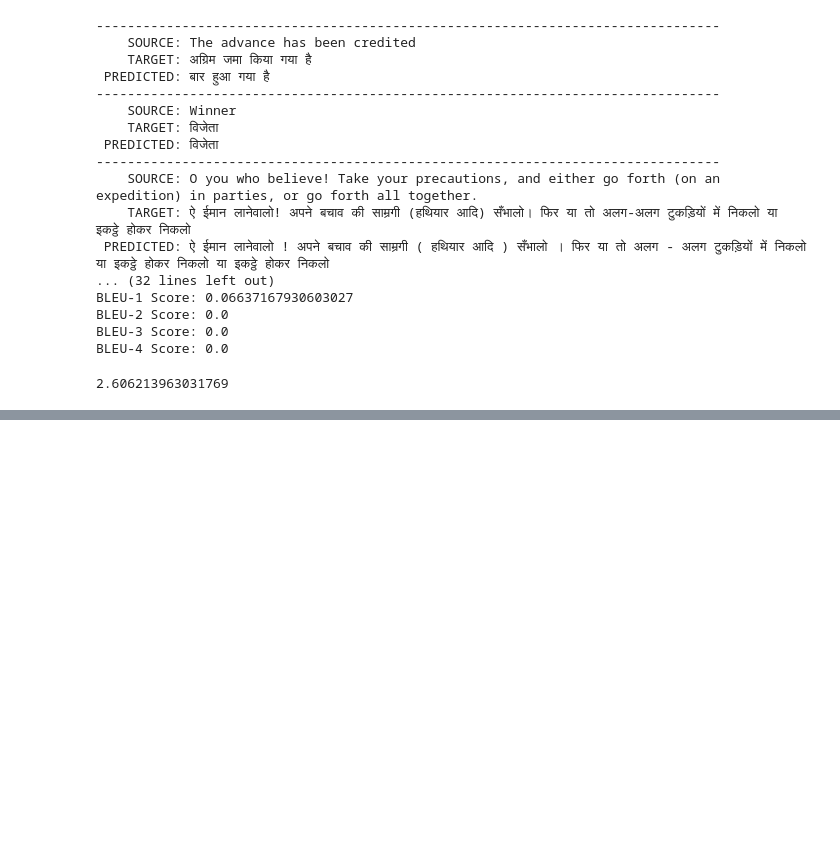
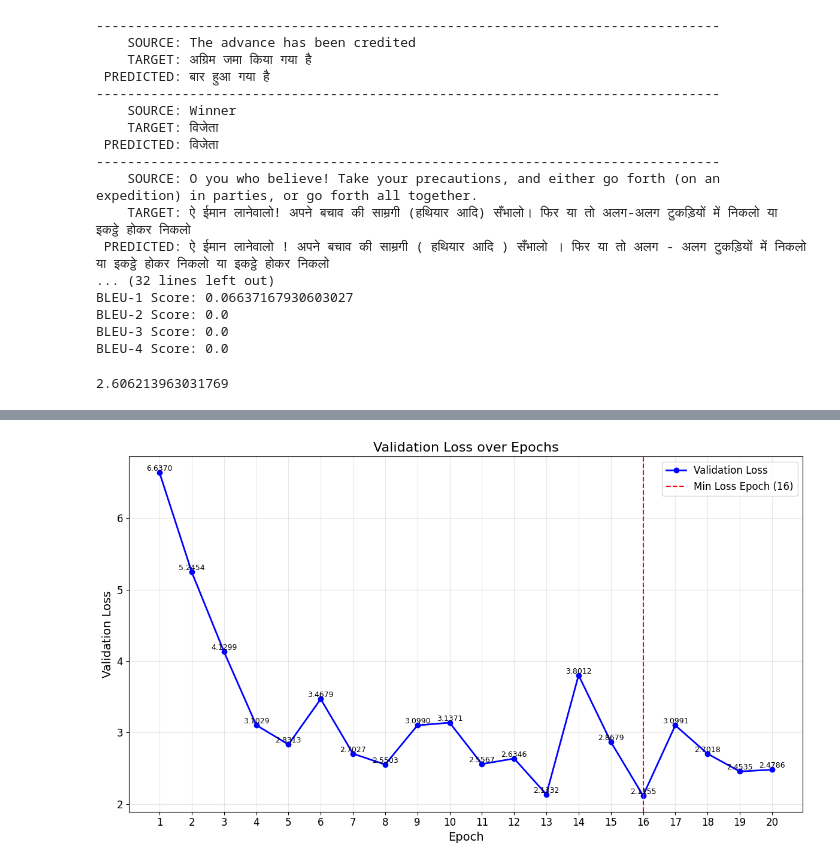
Before and after one commit to sarthakg004/machine_translation, a Jupyter notebook: transformer.ipynb, the cells around one changed output, grey strips where cells are left out. Drawn from its saved outputs; the diff is of its cells as text; code cells hidden in the pictures; blank space fills up the shorter version.

```diff
--- a/transformer.ipynb
+++ b/transformer.ipynb
@@ -805,6 +805,17 @@ import torch.nn as nn
 # from config import get_config, latest_weights_file_path
 # from train import get_model, get_ds, run_validation
 # from translate import translate
+# %%
+
+# Find the latest weights file in the weights folder
+def latest_weights_file_path(config):
+    model_folder = f"{config['datasource']}_{config['model_folder']}"
+    model_filename = f"{config['model_basename']}*"
+    weights_files = list(Path(model_folder).glob(model_filename))
+    if len(weights_files) == 0:
+        return None
+    weights_files.sort()
+    return str(weights_files[-1])
 # %%
 # Define the device
 device = torch.device("cuda" if torch.cuda.is_available() else "cpu")
@@ -843,3 +854,90 @@ BLEU-2 Score: 0.0
 BLEU-3 Score: 0.0
 BLEU-4 Score: 0.0
 2.606213963031769
+# %%
+# Function to retrieve all weight files
+def latest_weights_file_paths(config):
+    model_folder = f"{config['datasource']}_{config['model_folder']}"
+    model_filename = f"{config['model_basename']}*"
+    weights_files = list(Path(model_folder).glob(model_filename))
+    if len(weights_files) == 0:
+        return []
+    weights_files.sort()
+    return weights_files  # Return all sorted weight files
+
+# Define the device
+device = torch.device("cuda" if torch.cuda.is_available() else "cpu")
+print("Using device:", device)
+
+# Retrieve config and dataloaders
+config = get_config()
+train_dataloader, val_dataloader, tokenizer_src, tokenizer_tgt = get_ds(config)
+
+# Initialize the model
+model = get_model(config, tokenizer_src.get_vocab_size(), tokenizer_tgt.get_vocab_size()).to(device)
+
+# Collect validation losses
+validation_losses = []
+weights_files = latest_weights_file_paths(config)
+
+for model_filename in weights_files:
+    print(f"Processing weights file: {model_filename}")
+
+    # Load the weights
+    state = torch.load(str(model_filename))
+    model.load_state_dict(state['model_state_dict'])
+
+    # Validate the model
+    loss = run_validation(
+                        model,
+                        val_dataloader,
+                        tokenizer_src,
+                        tokenizer_tgt,
+                        config['seq_len'],
+                        device,
+                        lambda msg: print(msg),
+                        0,
+                        None,
+                        num_examples=10
+                    )
+
+    validation_losses.append(loss)  # Record the last logged loss
+
+# Debugging output: Check if validation losses were recorded
+print("Validation Losses:", validation_losses)
+
+
+import matplotlib.pyplot as plt
+
+# Prepare data for plotting
+epochs = list(range(1, len(validation_losses) + 1))
+loss_values = [loss if loss is not None else 0 for loss in validation_losses]
+
+# Find the epoch with the minimum loss
+min_loss = min(loss_values)
+min_loss_epoch = epochs[loss_values.index(min_loss)]
+
+# Create the plot
+plt.figure(figsize=(12, 7))
+plt.plot(epochs, loss_values, marker='o', color='b', label="Validation Loss", linewidth=2)
+plt.axvline(x=min_loss_epoch, color='r', linestyle='--', label=f"Min Loss Epoch ({min_loss_epoch})")
+
+# Add value labels
+for i, loss in enumerate(loss_values):
+    plt.text(epochs[i], loss, f"{loss:.4f}", ha='center', va='bottom', fontsize=9, color='black')
+
+# Add titles and labels
+plt.title("Validation Loss over Epochs", fontsize=16)
+plt.xlabel("Epoch", fontsize=14)
+plt.ylabel("Validation Loss", fontsize=14)
+plt.xticks(epochs, fontsize=12)
+plt.yticks(fontsize=12)
+
+# Add grid and legend
+plt.grid(alpha=0.3)
+plt.legend(fontsize=12)
+plt.tight_layout()
+
+# Show the plot
+plt.show()
+# %% [output]
@@ -845,0 +982 @@ BLEU-4 Score: 0.0
+[figure, added]
```
Also changed, not shown: parts of 1 cell of this notebook, 2 other files.
